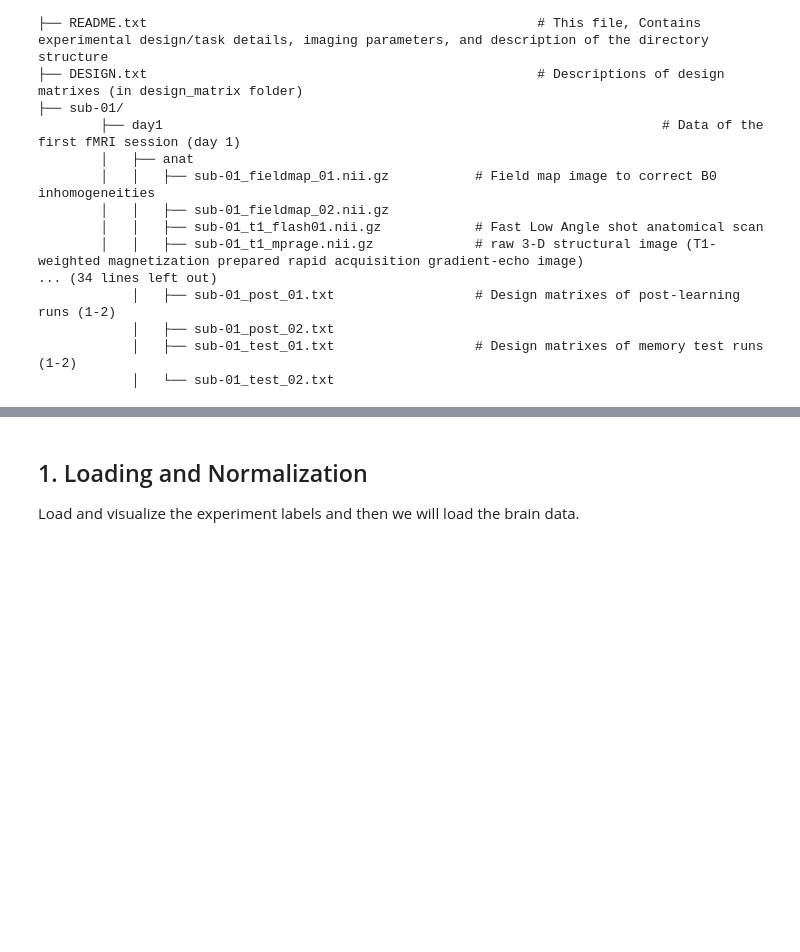
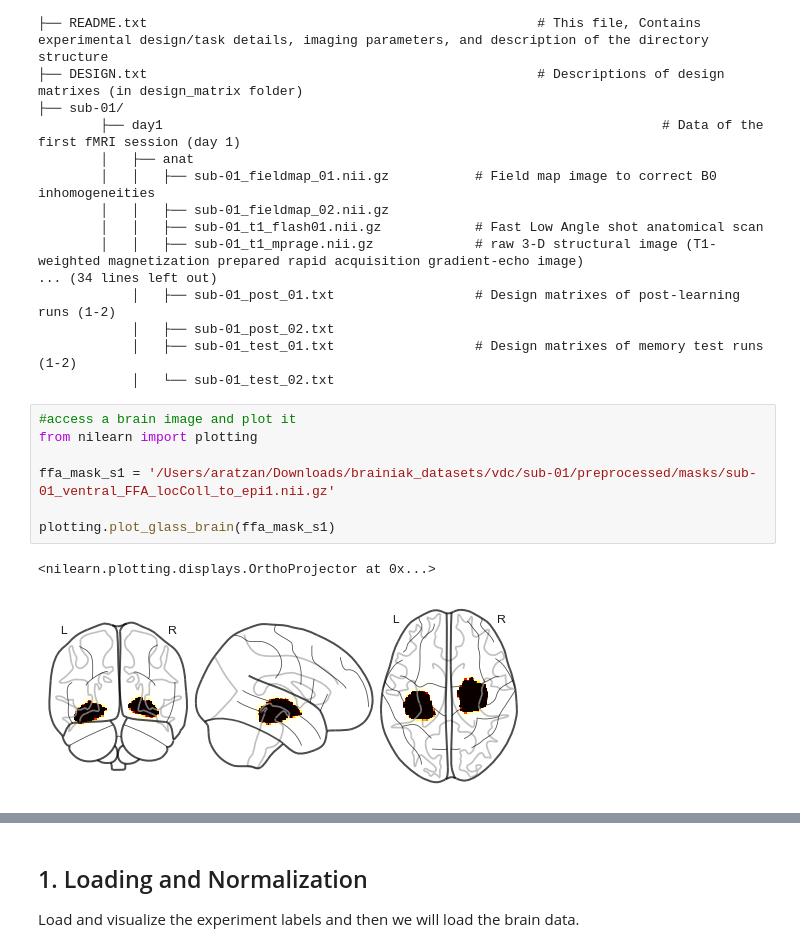
Before and after one commit to alexander-ratzan/2020-NeuroAnalysis-Project, a Jupyter notebook: brainiak_tutorials/03-classification-extension.ipynb, the cells around one changed output, grey strips where cells are left out. Drawn from its saved outputs; the diff is of its cells as text; blank space fills up the shorter version.

Commit message:
added nilearn imaging

```diff
--- a/brainiak_tutorials/03-classification-extension.ipynb
+++ b/brainiak_tutorials/03-classification-extension.ipynb
@@ -114,3 +114,13 @@ my_dataset/
             │   ├── sub-01_post_02.txt
             │   ├── sub-01_test_01.txt                  # Design matrixes of memory test runs (1-2)
             │   └── sub-01_test_02.txt
+# %%
+#access a brain image and plot it
+from nilearn import plotting
+
+ffa_mask_s1 = '/Users/aratzan/Downloads/brainiak_datasets/vdc/sub-01/preprocessed/masks/sub-01_ventral_FFA_locColl_to_epi1.nii.gz'
+
+plotting.plot_glass_brain(ffa_mask_s1)
+# %% [output]
+<nilearn.plotting.displays.OrthoProjector at 0x...>
+[figure, added]
```
Also changed, not shown: parts of 9 cells of this notebook.
